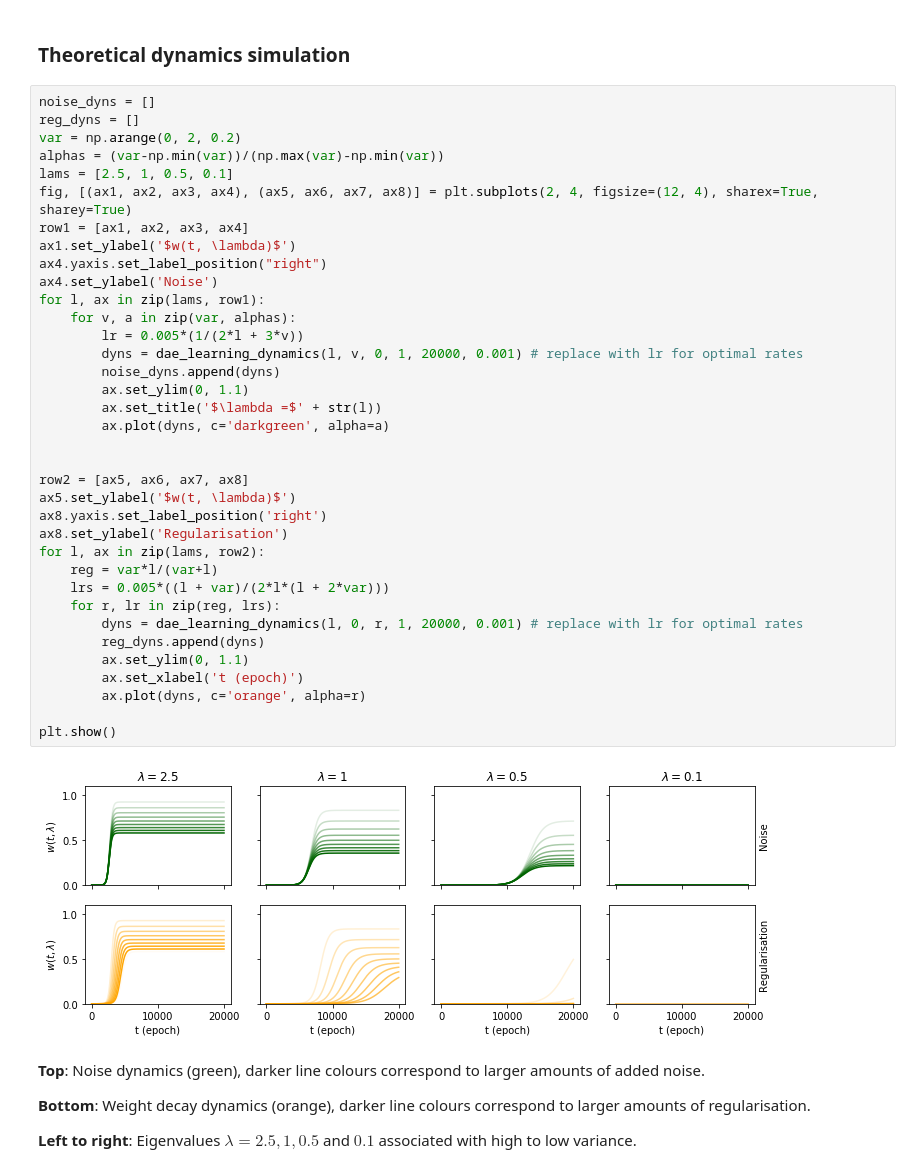
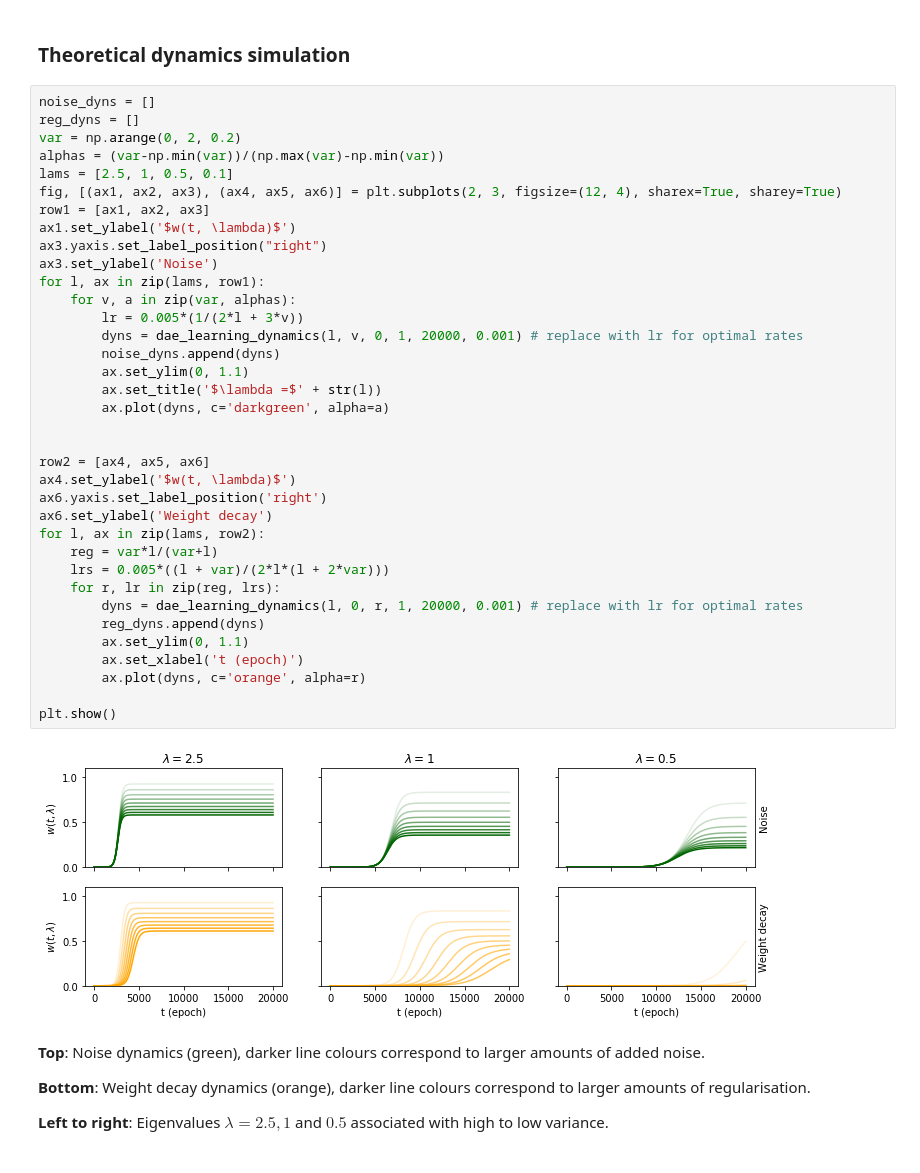
Before and after one commit to arnupretorius/lindaedynamics_icml2018, a Jupyter notebook: Figure_2_theoretical_dynamics_DAE_vs_WDAE.ipynb, the cells around one changed output. Cells and saved outputs as stored; diff of their text form.

Commit message:
Changed to 2 by 3 plot as in camera-ready version of paper, instead of 2 by 4.

```diff
--- a/Figure_2_theoretical_dynamics_DAE_vs_WDAE.ipynb
+++ b/Figure_2_theoretical_dynamics_DAE_vs_WDAE.ipynb
@@ -28,44 +28,44 @@ def dae_learning_dynamics(lam, var, gamma, N, n_epoch, learning_rate):
 # %%
 noise_dyns = []
 reg_dyns = []
 var = np.arange(0, 2, 0.2)
 alphas = (var-np.min(var))/(np.max(var)-np.min(var))
 lams = [2.5, 1, 0.5, 0.1]
-fig, [(ax1, ax2, ax3, ax4), (ax5, ax6, ax7, ax8)] = plt.subplots(2, 4, figsize=(12, 4), sharex=True, sharey=True)
-row1 = [ax1, ax2, ax3, ax4]
+fig, [(ax1, ax2, ax3), (ax4, ax5, ax6)] = plt.subplots(2, 3, figsize=(12, 4), sharex=True, sharey=True)
+row1 = [ax1, ax2, ax3]
 ax1.set_ylabel('$w(t, \lambda)$')
-ax4.yaxis.set_label_position("right")
-ax4.set_ylabel('Noise')
+ax3.yaxis.set_label_position("right")
+ax3.set_ylabel('Noise')
 for l, ax in zip(lams, row1):
     for v, a in zip(var, alphas):
         lr = 0.005*(1/(2*l + 3*v))
         dyns = dae_learning_dynamics(l, v, 0, 1, 20000, 0.001) # replace with lr for optimal rates
         noise_dyns.append(dyns)
         ax.set_ylim(0, 1.1)
         ax.set_title('$\lambda =$' + str(l))
         ax.plot(dyns, c='darkgreen', alpha=a)
 
 
-row2 = [ax5, ax6, ax7, ax8]
-ax5.set_ylabel('$w(t, \lambda)$')
-ax8.yaxis.set_label_position('right')
-ax8.set_ylabel('Regularisation')
+row2 = [ax4, ax5, ax6]
+ax4.set_ylabel('$w(t, \lambda)$')
+ax6.yaxis.set_label_position('right')
+ax6.set_ylabel('Weight decay')
 for l, ax in zip(lams, row2):
     reg = var*l/(var+l)
     lrs = 0.005*((l + var)/(2*l*(l + 2*var)))
     for r, lr in zip(reg, lrs):
         dyns = dae_learning_dynamics(l, 0, r, 1, 20000, 0.001) # replace with lr for optimal rates
         reg_dyns.append(dyns)
         ax.set_ylim(0, 1.1)
         ax.set_xlabel('t (epoch)')
         ax.plot(dyns, c='orange', alpha=r)
 
 plt.show()
 # %% [output]
-[figure, old version]
+[figure, new version]
 # %% [markdown]
 **Top**: Noise dynamics (green), darker line colours correspond to larger amounts of added noise.
 
 **Bottom**: Weight decay dynamics (orange), darker line colours correspond to larger amounts of regularisation.
 
-**Left to right**: Eigenvalues $\lambda = 2.5, 1, 0.5$ and $0.1$ associated with high to low variance.
+**Left to right**: Eigenvalues $\lambda = 2.5, 1$ and $0.5$ associated with high to low variance.
```
